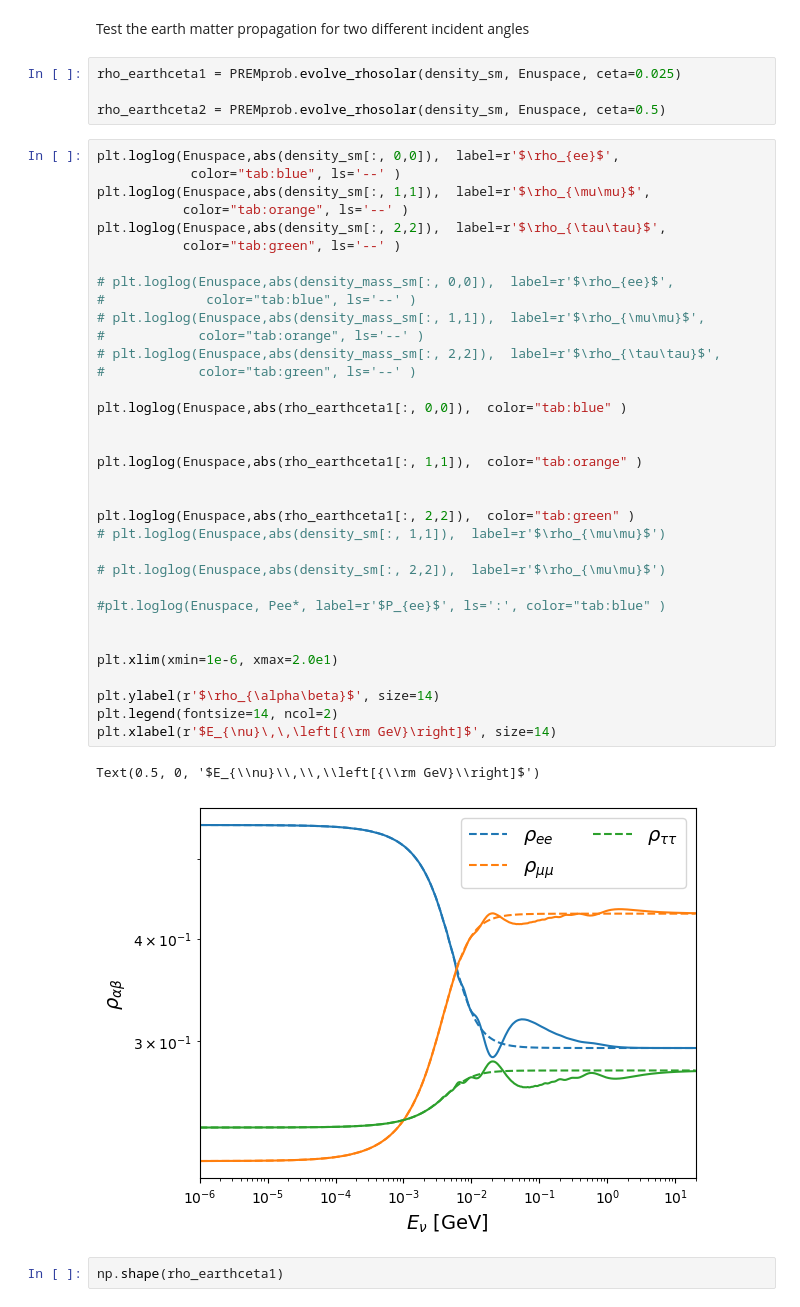
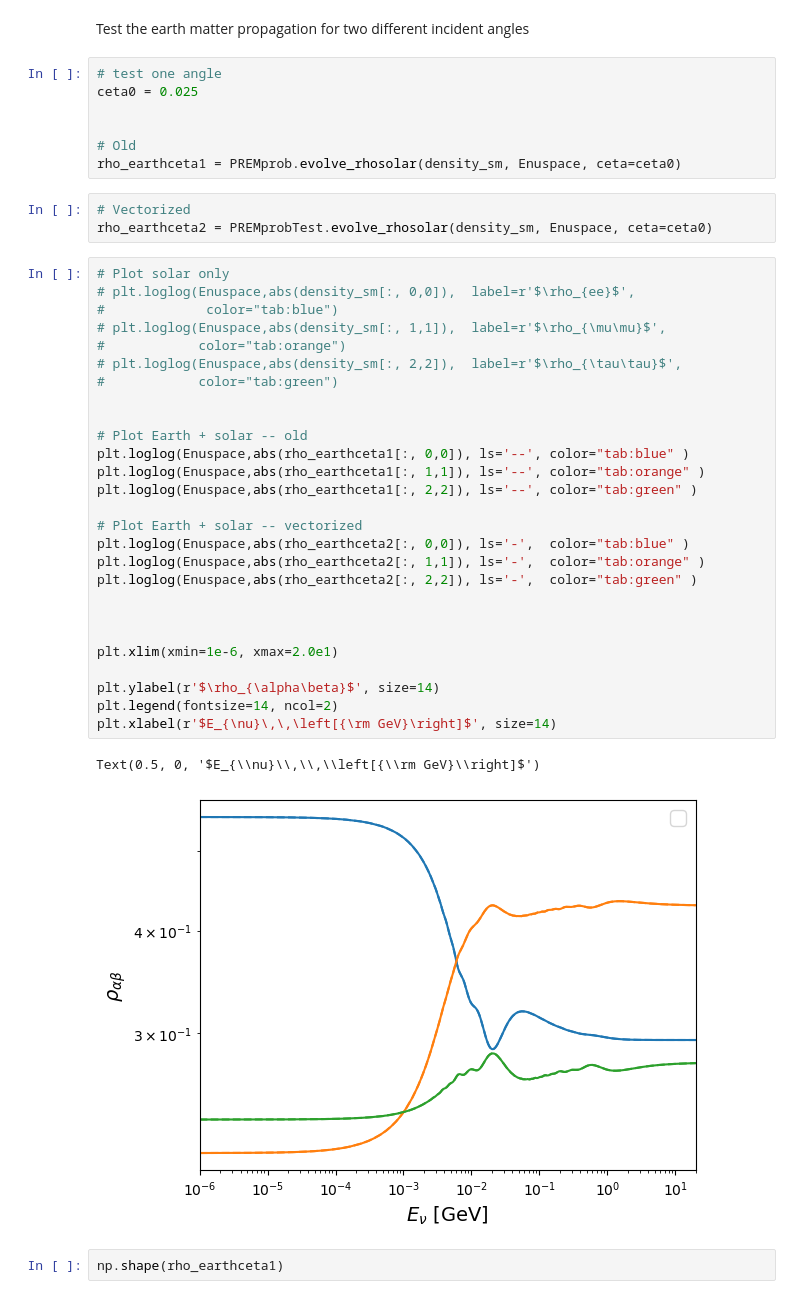
Before and after one commit to SNuDD/SNuDD, a Jupyter notebook: notebooks/earth_matter_prob.ipynb, the cells around one changed output. Saved outputs shown, nothing was run; the diff lists cells and outputs as text.

```diff
--- a/notebooks/earth_matter_prob.ipynb
+++ b/notebooks/earth_matter_prob.ipynb
@@ -103,46 +41,45 @@ Sum of diagonals (probabilities):  (1.0000000000000002+2.0412509105727648e-17j)
 # %% [markdown]
 Test the earth matter propagation for two different incident angles
 # %%
-rho_earthceta1 = PREMprob.evolve_rhosolar(density_sm, Enuspace, ceta=0.025)
+# test one angle
+ceta0 = 0.025
 
-rho_earthceta2 = PREMprob.evolve_rhosolar(density_sm, Enuspace, ceta=0.5)
+
+# Old
+rho_earthceta1 = PREMprob.evolve_rhosolar(density_sm, Enuspace, ceta=ceta0)
+# %%
+# Vectorized
+rho_earthceta2 = PREMprobTest.evolve_rhosolar(density_sm, Enuspace, ceta=ceta0)
 # %%
-plt.loglog(Enuspace,abs(density_sm[:, 0,0]),  label=r'$\rho_{ee}$',
-            color="tab:blue", ls='--' )
-plt.loglog(Enuspace,abs(density_sm[:, 1,1]),  label=r'$\rho_{\mu\mu}$',
-           color="tab:orange", ls='--' )
-plt.loglog(Enuspace,abs(density_sm[:, 2,2]),  label=r'$\rho_{\tau\tau}$',
-           color="tab:green", ls='--' )
-
-# plt.loglog(Enuspace,abs(density_mass_sm[:, 0,0]),  label=r'$\rho_{ee}$',
-#             color="tab:blue", ls='--' )
-# plt.loglog(Enuspace,abs(density_mass_sm[:, 1,1]),  label=r'$\rho_{\mu\mu}$',
-#            color="tab:orange", ls='--' )
-# plt.loglog(Enuspace,abs(density_mass_sm[:, 2,2]),  label=r'$\rho_{\tau\tau}$',
-#            color="tab:green", ls='--' )
-
-plt.loglog(Enuspace,abs(rho_earthceta1[:, 0,0]),  color="tab:blue" )
+# Plot solar only
+# plt.loglog(Enuspace,abs(density_sm[:, 0,0]),  label=r'$\rho_{ee}$',
+#             color="tab:blue")
+# plt.loglog(Enuspace,abs(density_sm[:, 1,1]),  label=r'$\rho_{\mu\mu}$',
+#            color="tab:orange")
+# plt.loglog(Enuspace,abs(density_sm[:, 2,2]),  label=r'$\rho_{\tau\tau}$',
+#            color="tab:green")
 
 
-plt.loglog(Enuspace,abs(rho_earthceta1[:, 1,1]),  color="tab:orange" )
+# Plot Earth + solar -- old
+plt.loglog(Enuspace,abs(rho_earthceta1[:, 0,0]), ls='--', color="tab:blue" )
+plt.loglog(Enuspace,abs(rho_earthceta1[:, 1,1]), ls='--', color="tab:orange" )
+plt.loglog(Enuspace,abs(rho_earthceta1[:, 2,2]), ls='--', color="tab:green" )
 
+# Plot Earth + solar -- vectorized
+plt.loglog(Enuspace,abs(rho_earthceta2[:, 0,0]), ls='-',  color="tab:blue" )
+plt.loglog(Enuspace,abs(rho_earthceta2[:, 1,1]), ls='-',  color="tab:orange" )
+plt.loglog(Enuspace,abs(rho_earthceta2[:, 2,2]), ls='-',  color="tab:green" )
 
-plt.loglog(Enuspace,abs(rho_earthceta1[:, 2,2]),  color="tab:green" )
-# plt.loglog(Enuspace,abs(density_sm[:, 1,1]),  label=r'$\rho_{\mu\mu}$')
-
-# plt.loglog(Enuspace,abs(density_sm[:, 2,2]),  label=r'$\rho_{\mu\mu}$')
-
-#plt.loglog(Enuspace, Pee*, label=r'$P_{ee}$', ls=':', color="tab:blue" )
 
 
 plt.xlim(xmin=1e-6, xmax=2.0e1)
 
 plt.ylabel(r'$\rho_{\alpha\beta}$', size=14)
 plt.legend(fontsize=14, ncol=2)
 plt.xlabel(r'$E_{\nu}\,\,\left[{\rm GeV}\right]$', size=14)
 # %% [output]
 Text(0.5, 0, '$E_{\\nu}\\,\\,\\left[{\\rm GeV}\\right]$')
-[figure, old version]
+[figure, new version]
 # %%
 np.shape(rho_earthceta1)
 # %% [output]
```
Also changed, not shown: parts of 7 cells of this notebook, 3 other files.
